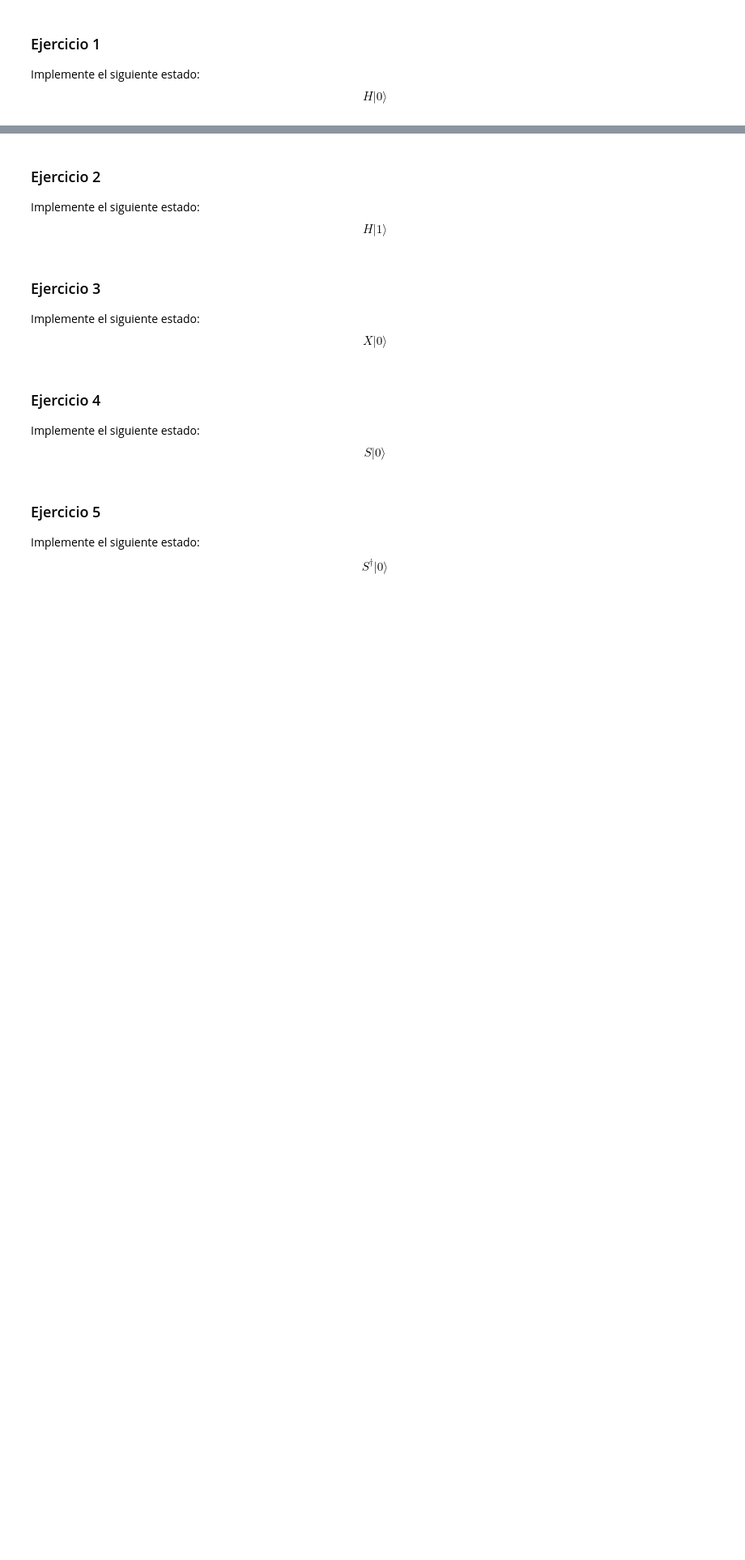
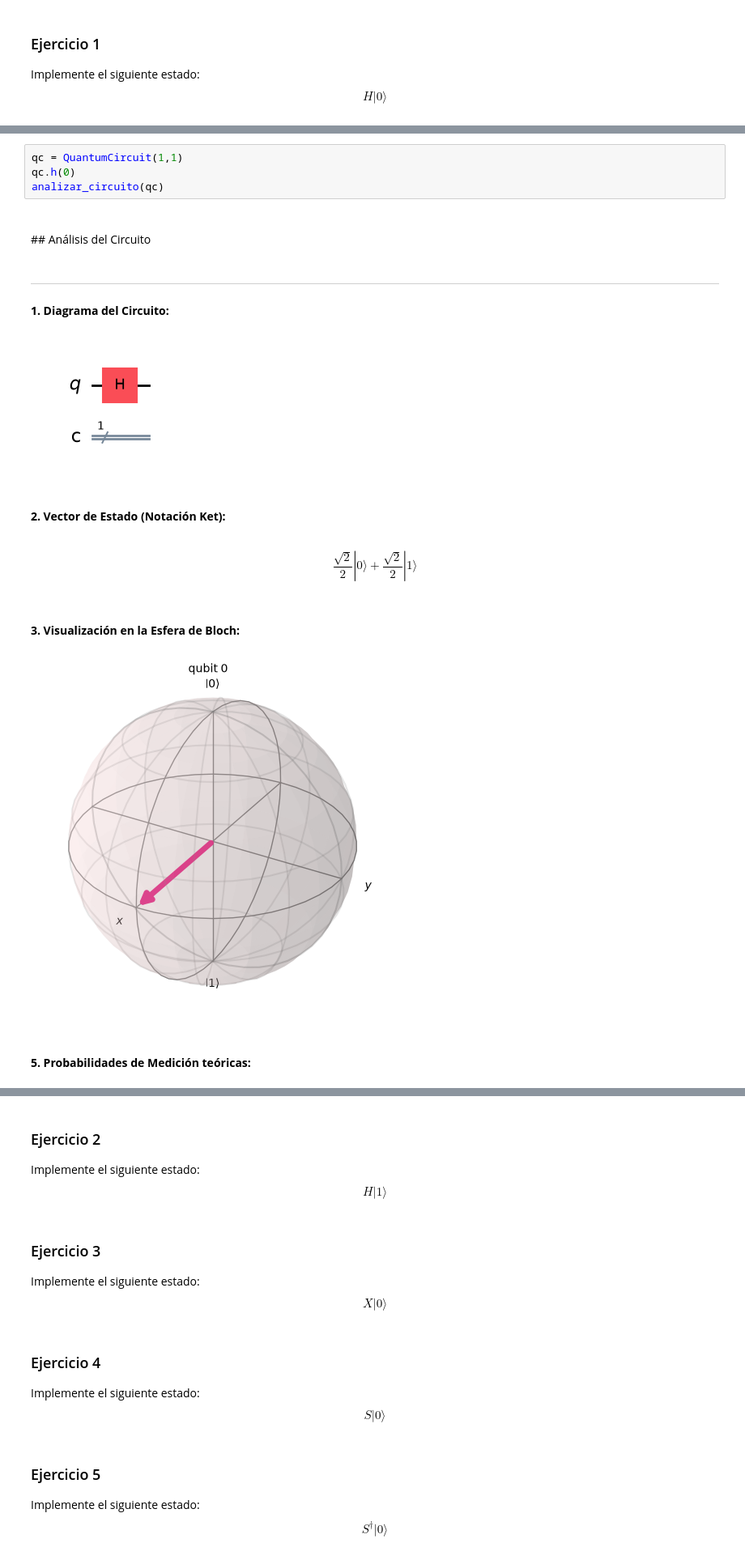
Before and after one commit to troncos22/QTD, a Jupyter notebook: clase_qiskit.ipynb, the cells around one changed output, grey strips where cells are left out. Shown at 81% size. Drawn from its saved outputs; the diff is of its cells as text; blank space fills up the shorter version.

Commit message:
circuitos

```diff
--- a/clase_qiskit.ipynb
+++ b/clase_qiskit.ipynb
@@ -233,0 +179,14 @@ $$\frac{\sqrt{2}}{2} |0\rangle+\frac{\sqrt{2}}{2} |1\rangle$$
+# %%
+qc = QuantumCircuit(1,1)
+qc.h(0)
+analizar_circuito(qc)
+# %% [output]
+<br>## Análisis del Circuito
+---
+**1. Diagrama del Circuito:**
+[figure, added]
+<br>**2. Vector de Estado (Notación Ket):**
+$$\frac{\sqrt{2}}{2} |0\rangle+\frac{\sqrt{2}}{2} |1\rangle$$
+<br>**3. Visualización en la Esfera de Bloch:**
+[figure, added]
+<br>**5. Probabilidades de Medición teóricas:**
```
Also changed, not shown: parts of 33 cells of this notebook, 7 other files.
